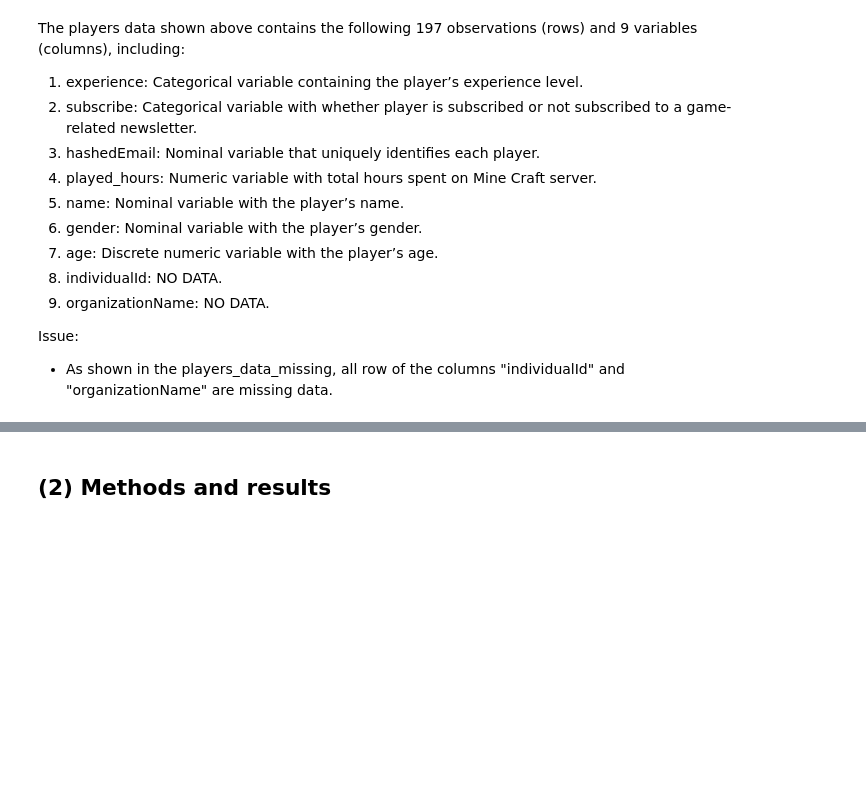
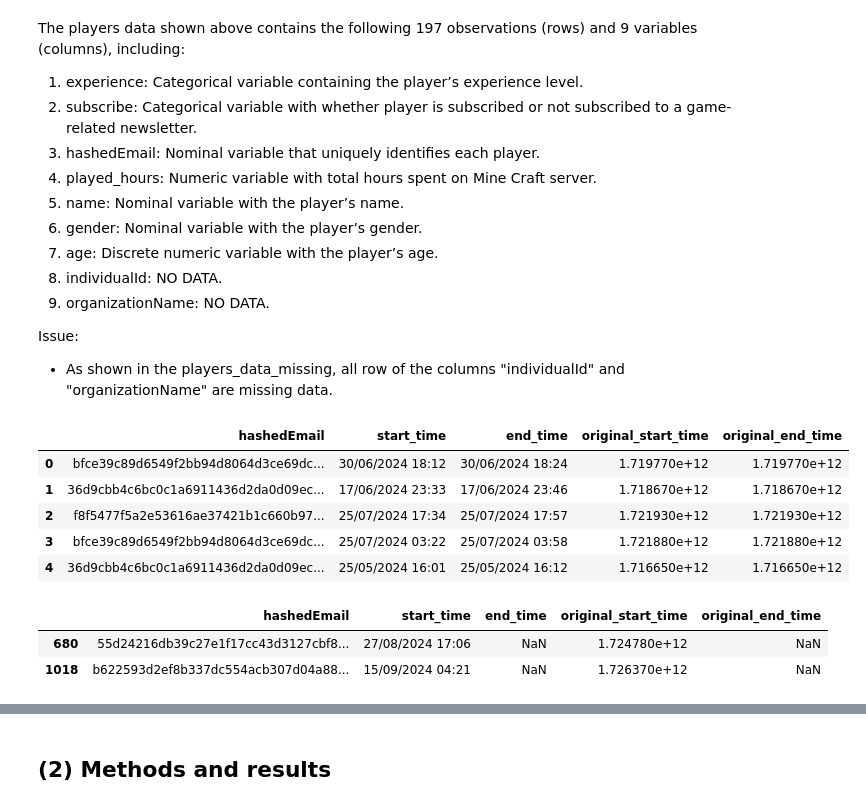
Before and after one commit to DanielSuarezGitHub/DSCI-G34, a Jupyter notebook: Project_final_report.ipynb, the cells around one changed output, grey strips where cells are left out. Saved outputs shown, nothing was run; the diff lists cells and outputs as text; code cells hidden in the pictures; blank space fills up the shorter version.

```diff
--- a/Project_final_report.ipynb
+++ b/Project_final_report.ipynb
@@ -83,3 +76,19 @@ The players data shown above contains the following 197 observations (rows) and
 
 Issue:
 - As shown in the players_data_missing, all row of the columns "individualId" and "organizationName" are missing data.
+# %%
+sessions_data.head()
+# %% [output]
+|  | hashedEmail | start_time | end_time | original_start_time | original_end_time |
+| 0 | bfce39c89d6549f2bb94d8064d3ce69dc... | 30/06/2024 18:12 | 30/06/2024 18:24 | 1.719770e+12 | 1.719770e+12 |
+| 1 | 36d9cbb4c6bc0c1a6911436d2da0d09ec... | 17/06/2024 23:33 | 17/06/2024 23:46 | 1.718670e+12 | 1.718670e+12 |
+| 2 | f8f5477f5a2e53616ae37421b1c660b97... | 25/07/2024 17:34 | 25/07/2024 17:57 | 1.721930e+12 | 1.721930e+12 |
+| 3 | bfce39c89d6549f2bb94d8064d3ce69dc... | 25/07/2024 03:22 | 25/07/2024 03:58 | 1.721880e+12 | 1.721880e+12 |
+| 4 | 36d9cbb4c6bc0c1a6911436d2da0d09ec... | 25/05/2024 16:01 | 25/05/2024 16:12 | 1.716650e+12 | 1.716650e+12 |
+# %%
+sessions_data_missing = sessions_data[sessions_data.isna().any(axis=1)]
+sessions_data_missing # shows that all the 681st row and 1019th row contain missing values
+# %% [output]
+|  | hashedEmail | start_time | end_time | original_start_time | original_end_time |
+| 680 | 55d24216db39c27e1f17cc43d3127cbf8... | 27/08/2024 17:06 | NaN | 1.724780e+12 | NaN |
+| 1018 | b622593d2ef8b337dc554acb307d04a88... | 15/09/2024 04:21 | NaN | 1.726370e+12 | NaN |
```
Also changed, not shown: parts of 3 cells of this notebook.
